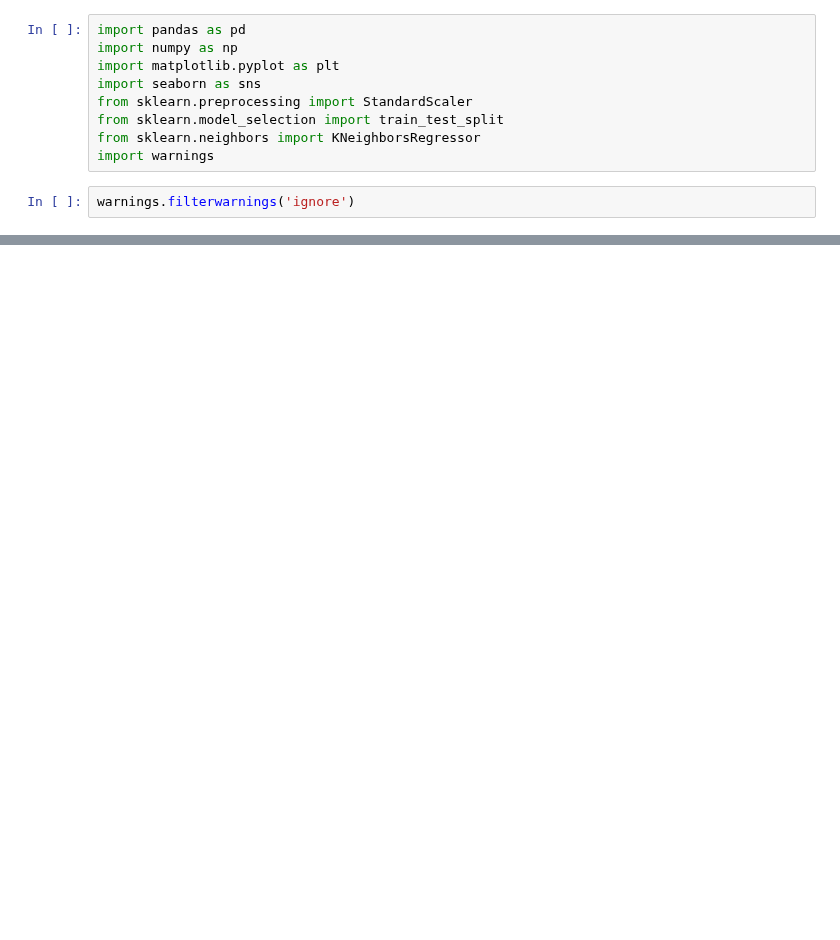
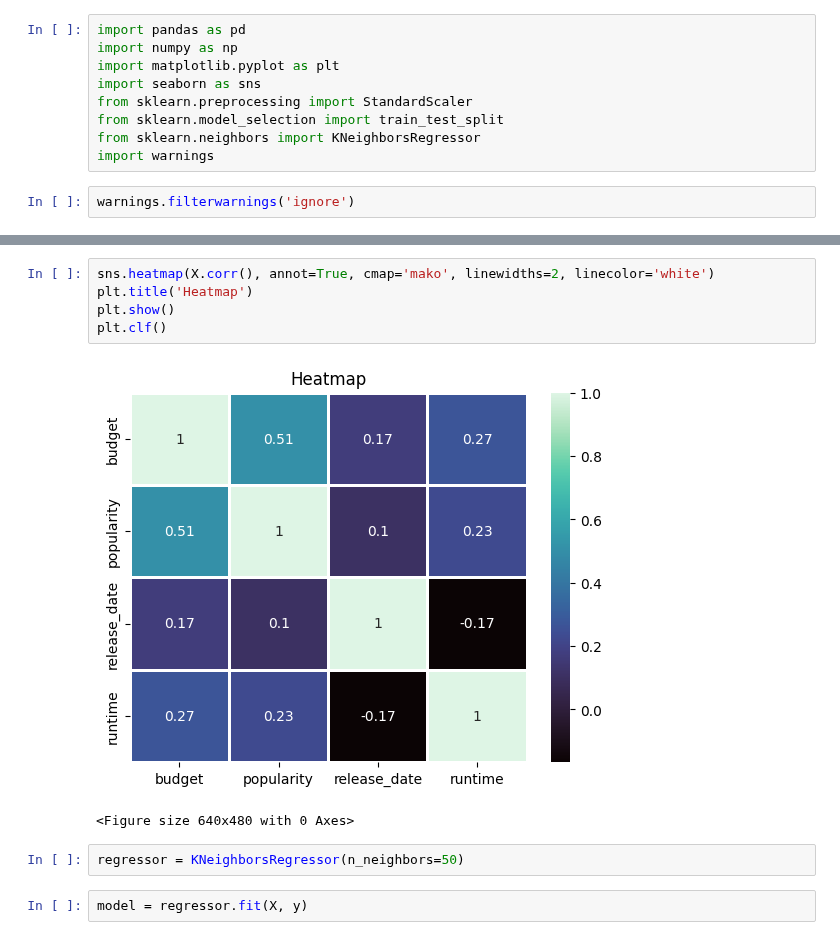
Before and after one commit to LiZoMark841619/Machine_learning, a Jupyter notebook: KNearest/NetFlix/script.ipynb, the cells around one changed output, grey strips where cells are left out. Saved outputs shown, nothing was run; the diff lists cells and outputs as text; blank space fills up the shorter version.

```diff
--- a/KNearest/NetFlix/script.ipynb
+++ b/KNearest/NetFlix/script.ipynb
@@ -57,0 +132,12 @@ new_data.head()
+# %%
+sns.heatmap(X.corr(), annot=True, cmap='mako', linewidths=2, linecolor='white')
+plt.title('Heatmap')
+plt.show()
+plt.clf()
+# %% [output]
+[figure, added]
+<Figure size 640x480 with 0 Axes>
+# %%
+regressor = KNeighborsRegressor(n_neighbors=50)
+# %%
+model = regressor.fit(X, y)
```
Also changed, not shown: parts of 19 cells of this notebook.
